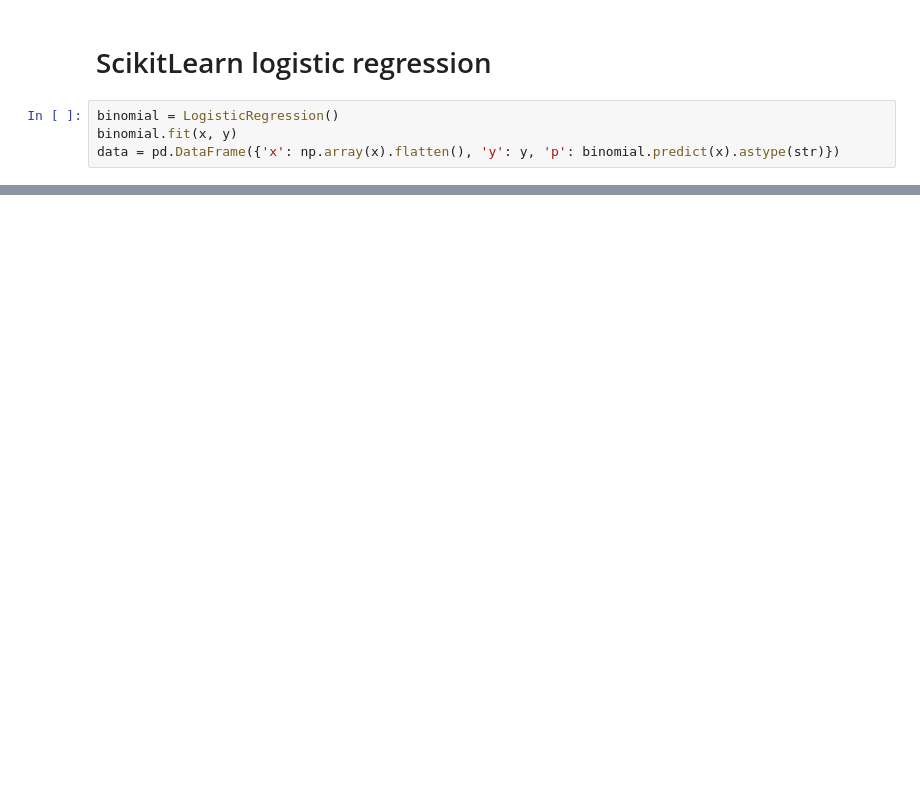
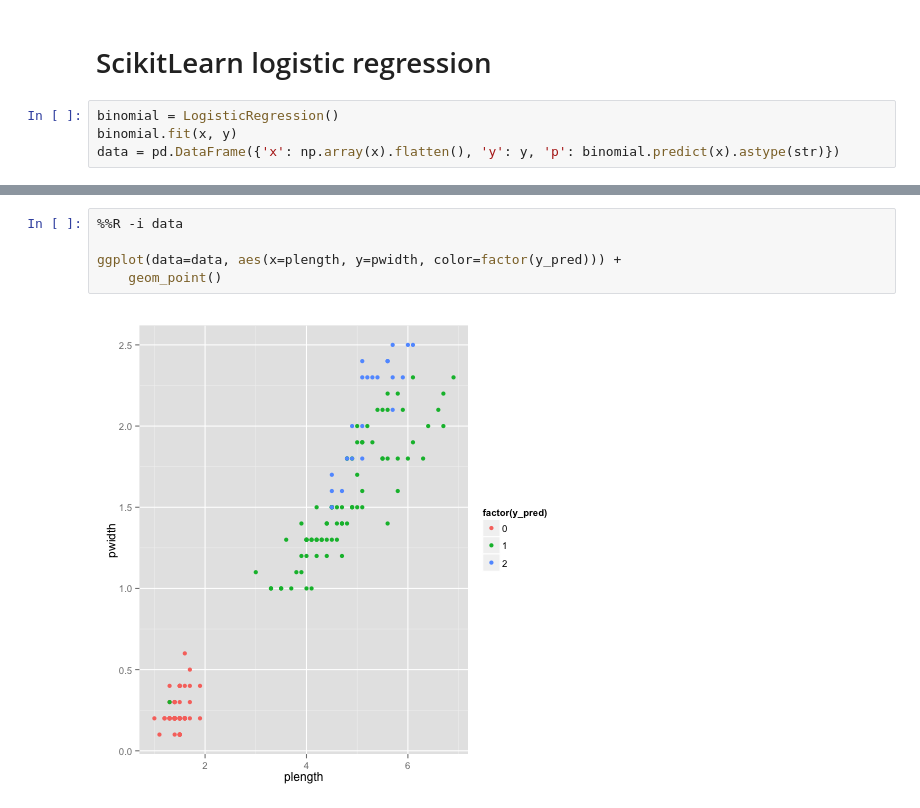
Before and after one commit to mottalrd/logistic-regression, a Jupyter notebook: experiments/example.ipynb, the cells around one changed output, grey strips where cells are left out. Cells and saved outputs as stored; diff of their text form; blank space fills up the shorter version.

```diff
--- a/experiments/example.ipynb
+++ b/experiments/example.ipynb
@@ -52,0 +94,7 @@ ggplot(data=data, aes(x=x, y=y, color=p)) +
+# %%
+%%R -i data
+
+ggplot(data=data, aes(x=plength, y=pwidth, color=factor(y_pred))) +
+    geom_point()
+# %% [output]
+[figure, added]
```
Also changed, not shown: parts of 13 cells of this notebook, 3 other files.
